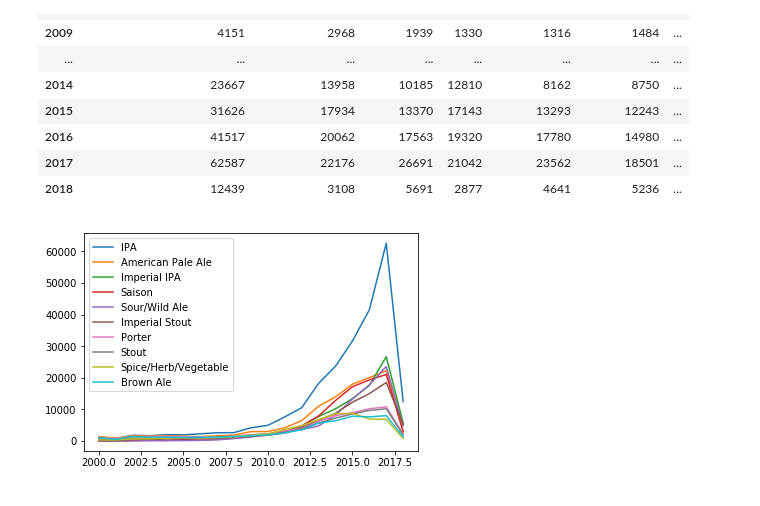
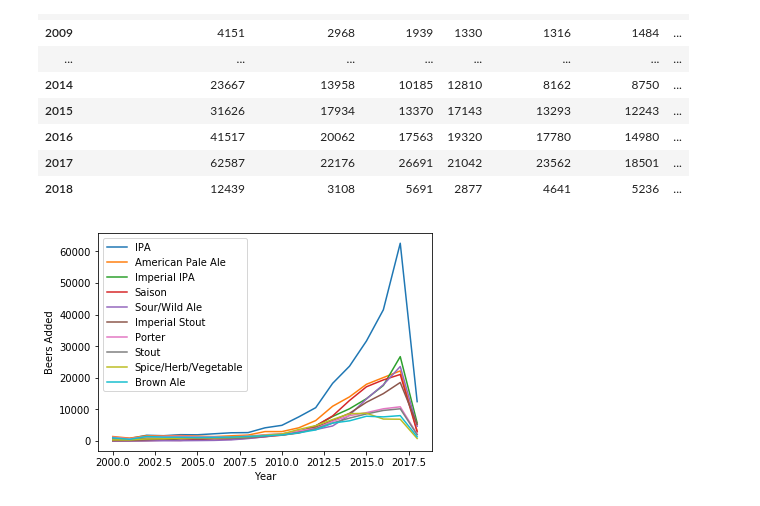
Before and after one commit to TomDonoghue/Pr_084, a Jupyter notebook: jose-notebook.ipynb, the cells around one changed output. Saved outputs shown, nothing was run; the diff lists cells and outputs as text; code cells hidden in the pictures.

Commit message:
graphs

```diff
--- a/jose-notebook.ipynb
+++ b/jose-notebook.ipynb
@@ -99,19 +99,20 @@ df_final
 # %%
 #graph
 x = Index
 
 plt.plot(Index, df_final['India Pale Ale &#40;IPA&#41;'])
 plt.plot(Index, df_final['American Pale Ale'])
 plt.plot(Index, df_final['Imperial IPA'])
 plt.plot(Index, df_final['Saison'])
 plt.plot(Index, df_final['Sour/Wild Ale'])
 plt.plot(Index, df_final['Imperial Stout'])
 plt.plot(Index, df_final['Porter'])
 plt.plot(Index, df_final['Stout'])
 plt.plot(Index, df_final['Spice/Herb/Vegetable'])
 plt.plot(Index, df_final['Brown Ale'])
 plt.legend(['IPA', 'American Pale Ale', 'Imperial IPA', 'Saison', 'Sour/Wild Ale', 'Imperial Stout', 'Porter', 'Stout', 'Spice/Herb/Vegetable', 'Brown Ale'], loc='upper left')
-
+plt.xlabel('Year')
+plt.ylabel('Beers Added')
 plt.show()
 # %% [output]
-[figure, old version]
+[figure, new version]
```
